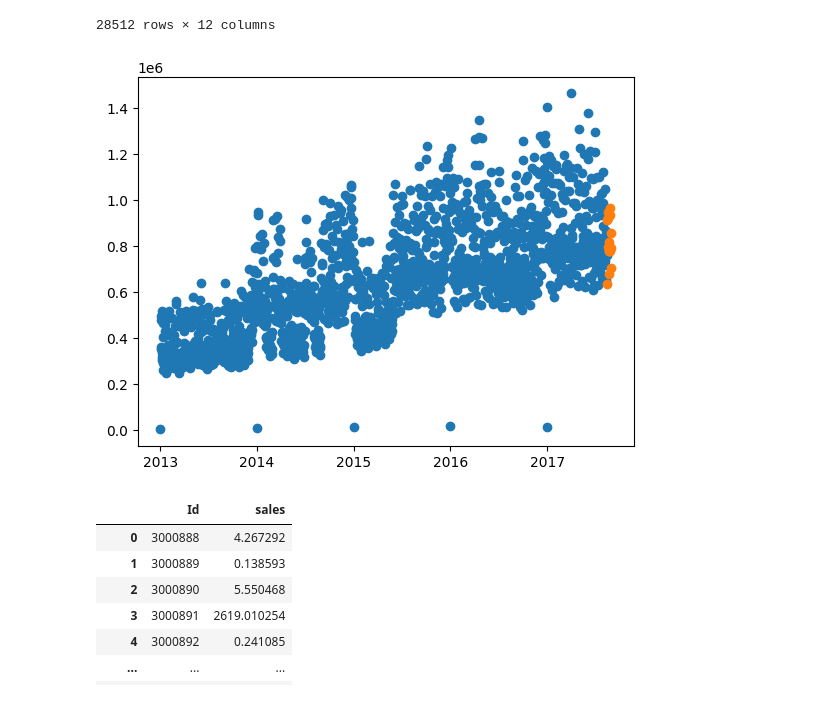
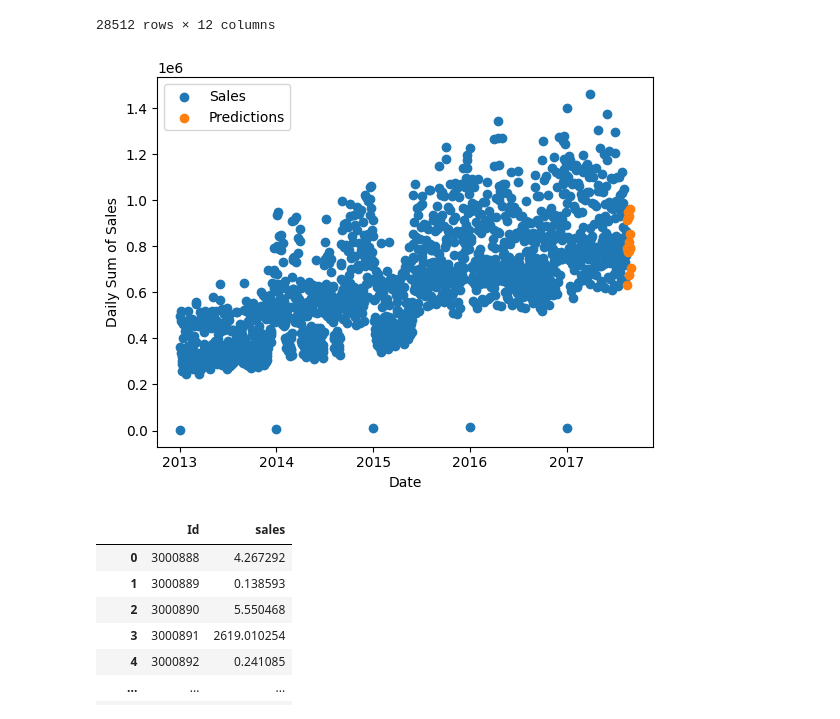
Before and after one commit to mtkrahling/-kaggle_projects, a Jupyter notebook: sales-forecasting_v1_inprog.ipynb, the cells around one changed output. Saved outputs shown, nothing was run; the diff lists cells and outputs as text; code cells hidden in the pictures.

Commit message:
Kaggle Notebook | sales_forecasting | Version 14

```diff
--- a/sales-forecasting_v1_inprog.ipynb
+++ b/sales-forecasting_v1_inprog.ipynb
@@ -403,9 +403,12 @@ sum_sales_by_date_daily= pd.DataFrame(data = train_df.groupby("date")["sales"].s
 # %%
 plt.scatter(sum_sales_by_date_daily["date"], sum_sales_by_date_daily["sales"])
 plt.scatter(test_sum_sales_by_date_daily["date"], test_sum_sales_by_date_daily["predictions"])
+plt.xlabel("Date")
+plt.ylabel("Daily Sum of Sales")
+plt.legend(["Sales", "Predictions"])
 plt.show()
 # %% [output]
-[figure, old version]
+[figure, new version]
 # %%
 output = pd.DataFrame({'Id': ids, 'sales': np.expm1(y_pred)})
 output.to_csv('submission.csv', index=False)
```
